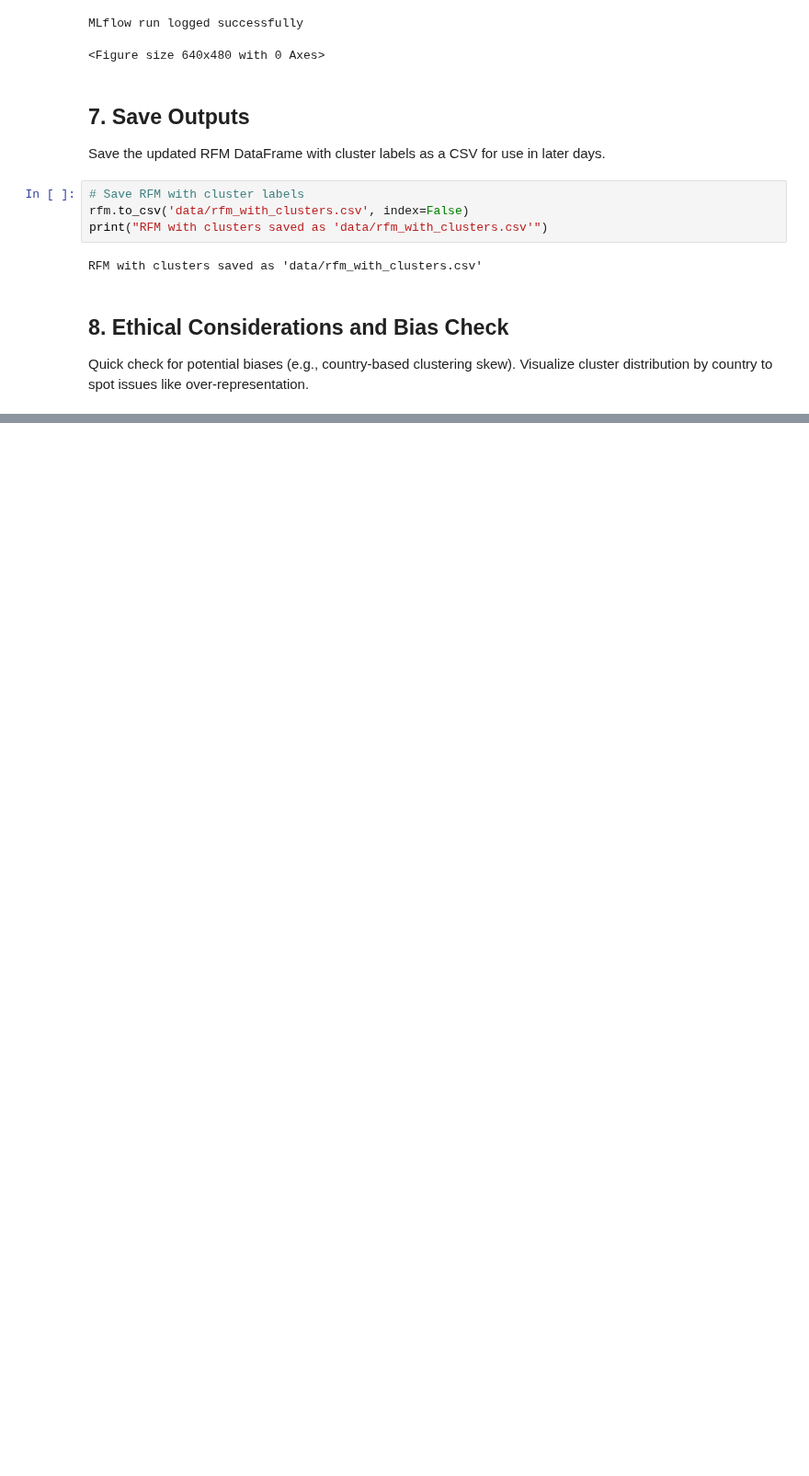
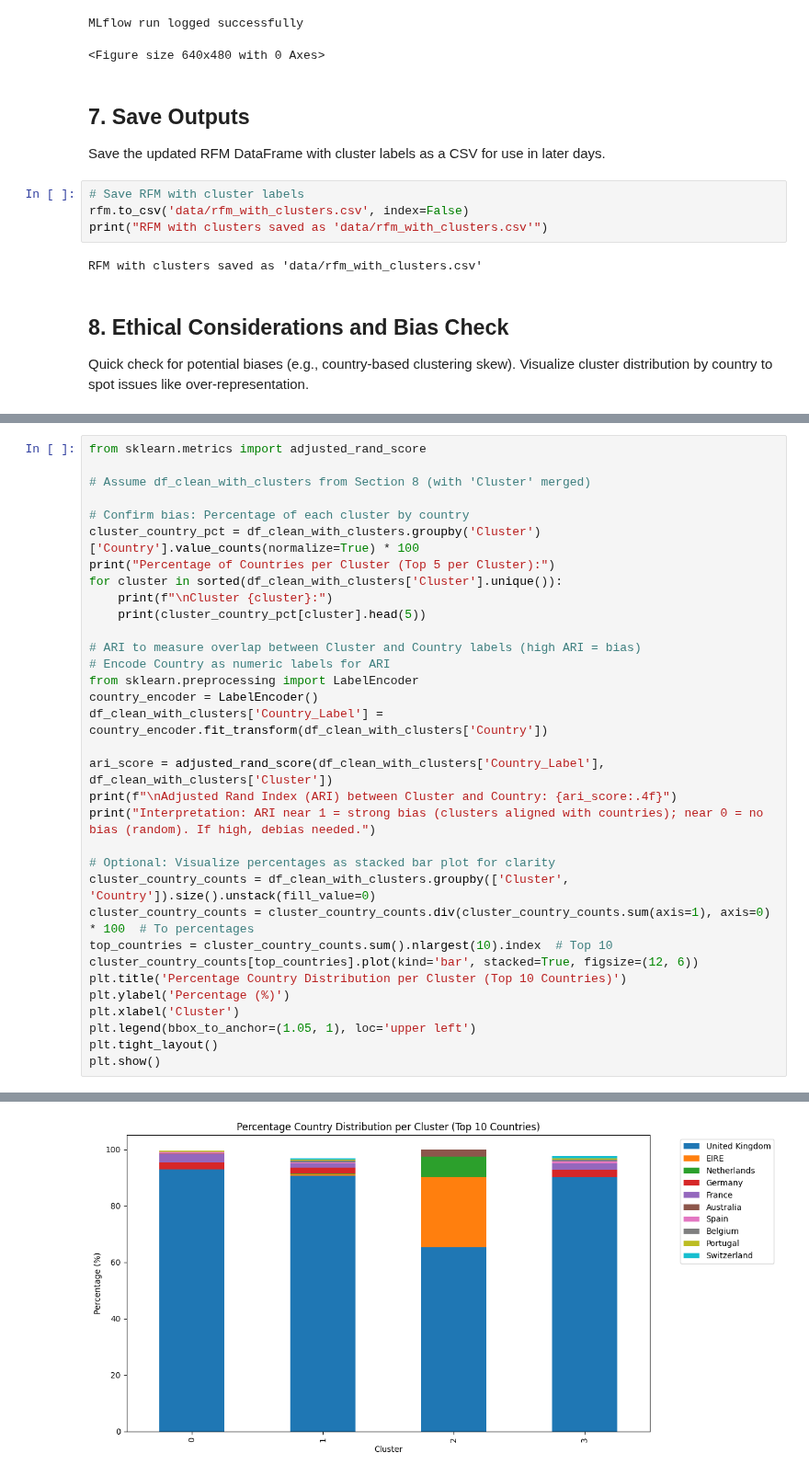
Before and after one commit to JerisonP/ecommerce-personalization-ml, a Jupyter notebook: customer_clustering.ipynb, the cells around one changed output, grey strips where cells are left out. Shown at 92% size. Drawn from its saved outputs; the diff is of its cells as text; blank space fills up the shorter version.

```diff
--- a/customer_clustering.ipynb
+++ b/customer_clustering.ipynb
@@ -154,0 +151,34 @@ print("Run pytest in terminal to test; example assertion show above.")
+# %%
+from sklearn.metrics import adjusted_rand_score
+
+# Assume df_clean_with_clusters from Section 8 (with 'Cluster' merged)
+
+# Confirm bias: Percentage of each cluster by country
+cluster_country_pct = df_clean_with_clusters.groupby('Cluster')['Country'].value_counts(normalize=True) * 100
+print("Percentage of Countries per Cluster (Top 5 per Cluster):")
+for cluster in sorted(df_clean_with_clusters['Cluster'].unique()):
+    print(f"\nCluster {cluster}:")
+    print(cluster_country_pct[cluster].head(5))
+
+# ARI to measure overlap between Cluster and Country labels (high ARI = bias)
+# Encode Country as numeric labels for ARI
+from sklearn.preprocessing import LabelEncoder
+country_encoder = LabelEncoder()
+df_clean_with_clusters['Country_Label'] = country_encoder.fit_transform(df_clean_with_clusters['Country'])
+
+ari_score = adjusted_rand_score(df_clean_with_clusters['Country_Label'], df_clean_with_clusters['Cluster'])
+print(f"\nAdjusted Rand Index (ARI) between Cluster and Country: {ari_score:.4f}")
+print("Interpretation: ARI near 1 = strong bias (clusters aligned with countries); near 0 = no bias (random). If high, debias needed.")
+
+# Optional: Visualize percentages as stacked bar plot for clarity
+cluster_country_counts = df_clean_with_clusters.groupby(['Cluster', 'Country']).size().unstack(fill_value=0)
+cluster_country_counts = cluster_country_counts.div(cluster_country_counts.sum(axis=1), axis=0) * 100  # To percentages
+top_countries = cluster_country_counts.sum().nlargest(10).index  # Top 10
+cluster_country_counts[top_countries].plot(kind='bar', stacked=True, figsize=(12, 6))
+plt.title('Percentage Country Distribution per Cluster (Top 10 Countries)')
+plt.ylabel('Percentage (%)')
+plt.xlabel('Cluster')
+plt.legend(bbox_to_anchor=(1.05, 1), loc='upper left')
+plt.tight_layout()
+plt.show()
+# %% [output]
@@ -154,0 +202 @@ print("Run pytest in terminal to test; example assertion show above.")
+[figure, added]
```
Also changed, not shown: parts of 8 cells of this notebook, 8 other files.
